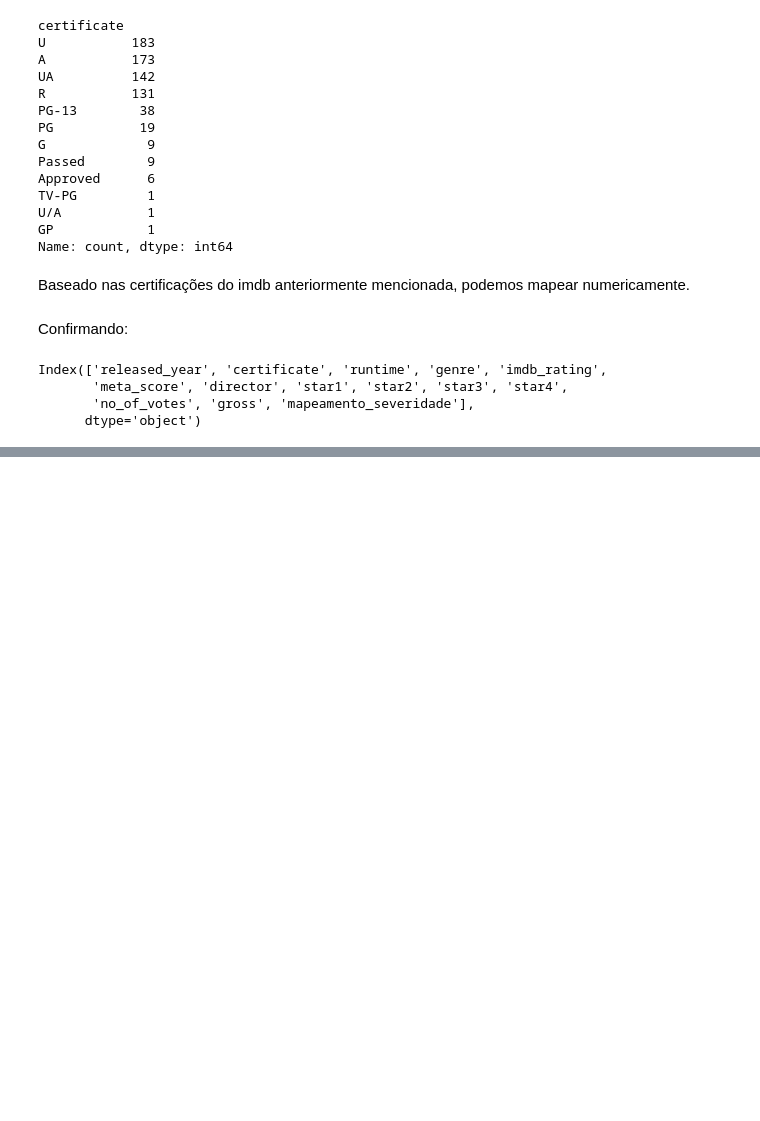
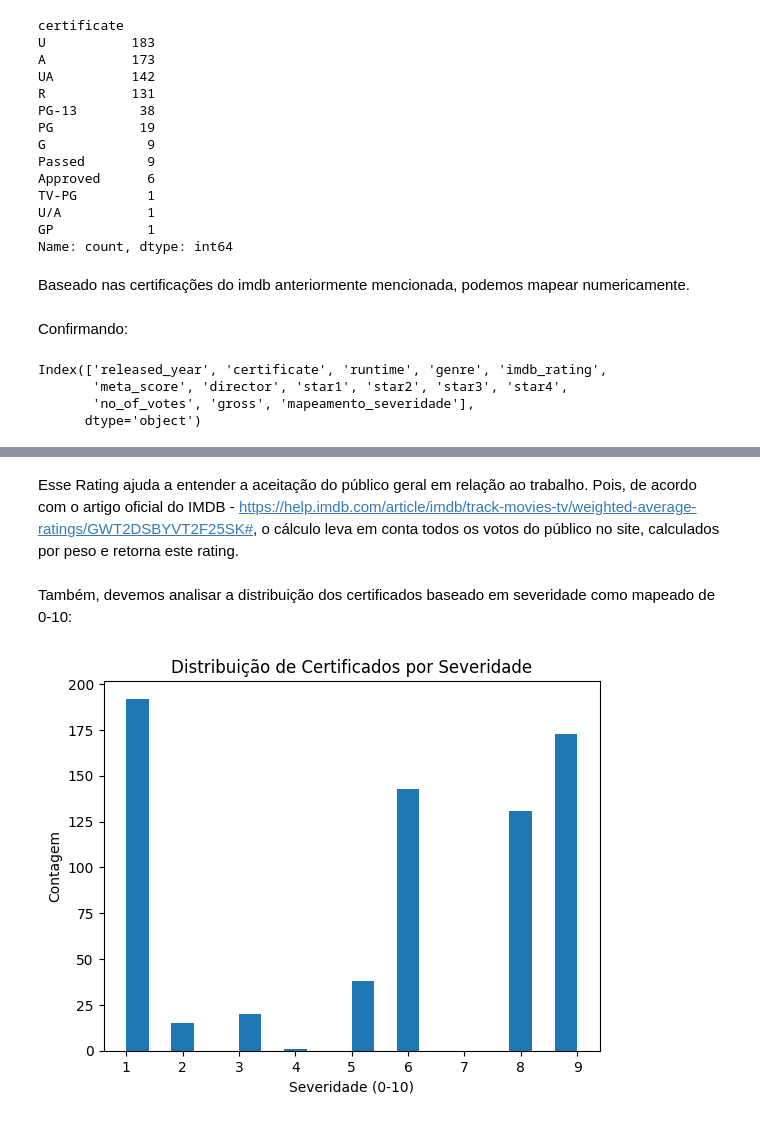
Before and after one commit to Ayrton-Machado/Previsao-de-rating-IMDB-de-filmes, a Jupyter notebook: modelo.ipynb, the cells around one changed output, grey strips where cells are left out. Drawn from its saved outputs; the diff is of its cells as text; code cells hidden in the pictures; blank space fills up the shorter version.

```diff
--- a/modelo.ipynb
+++ b/modelo.ipynb
@@ -245,0 +328,14 @@ Com os dados formatados e limpos, é possível analisar estatisticamente.
+# %% [markdown]
+Esse Rating ajuda a entender a aceitação do público geral em relação ao trabalho. Pois, de acordo com o artigo oficial do IMDB - https://help.imdb.com/article/imdb/track-movies-tv/weighted-average-ratings/GWT2DSBYVT2F25SK#, o cálculo leva em conta todos os votos do público no site, calculados por peso e retorna este rating.
+# %% [markdown]
+Também, devemos analisar a distribuição dos certificados baseado em severidade como mapeado de 0-10:
+# %%
+fig, ax = plt.subplots()
+ax.hist(series['mapeamento_severidade'], bins=20)
+
+ax.set(title='Distribuição de Certificados por Severidade',
+           xlabel='Severidade (0-10)',
+           ylabel='Contagem')
+plt.show();
+# %% [output]
+[figure, added]
```
Also changed, not shown: parts of 57 cells of this notebook, 1 other file.
